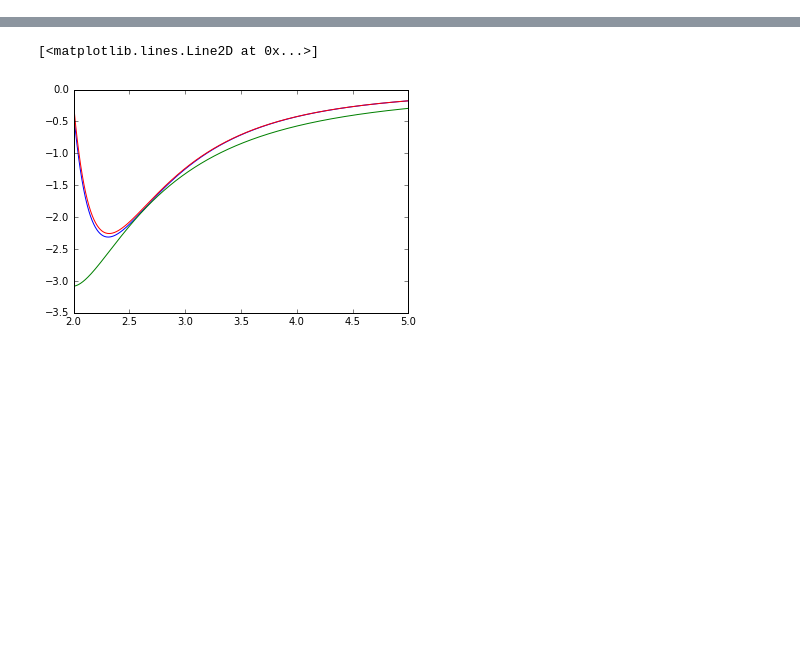
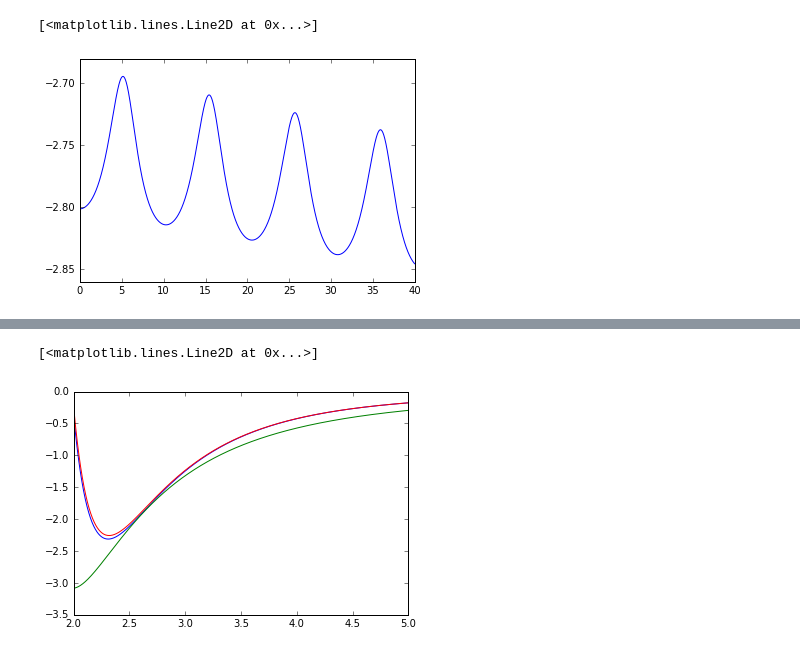
Before and after one commit to fbonafe/ipnbs, a Jupyter notebook: diatomic_ehrenfest.ipynb, the cells around one changed output, grey strips where cells are left out. Saved outputs shown, nothing was run; the diff lists cells and outputs as text; code cells hidden in the pictures; blank space fills up the shorter version.

```diff
--- a/diatomic_ehrenfest.ipynb
+++ b/diatomic_ehrenfest.ipynb
@@ -159,0 +161,5 @@ for step in range(0, nsteps):
+# %%
+plt.plot(time,energies[0,:])
+# %% [output]
+[<matplotlib.lines.Line2D at 0x...>]
+[figure, added]
```
Also changed, not shown: parts of 14 cells of this notebook.
